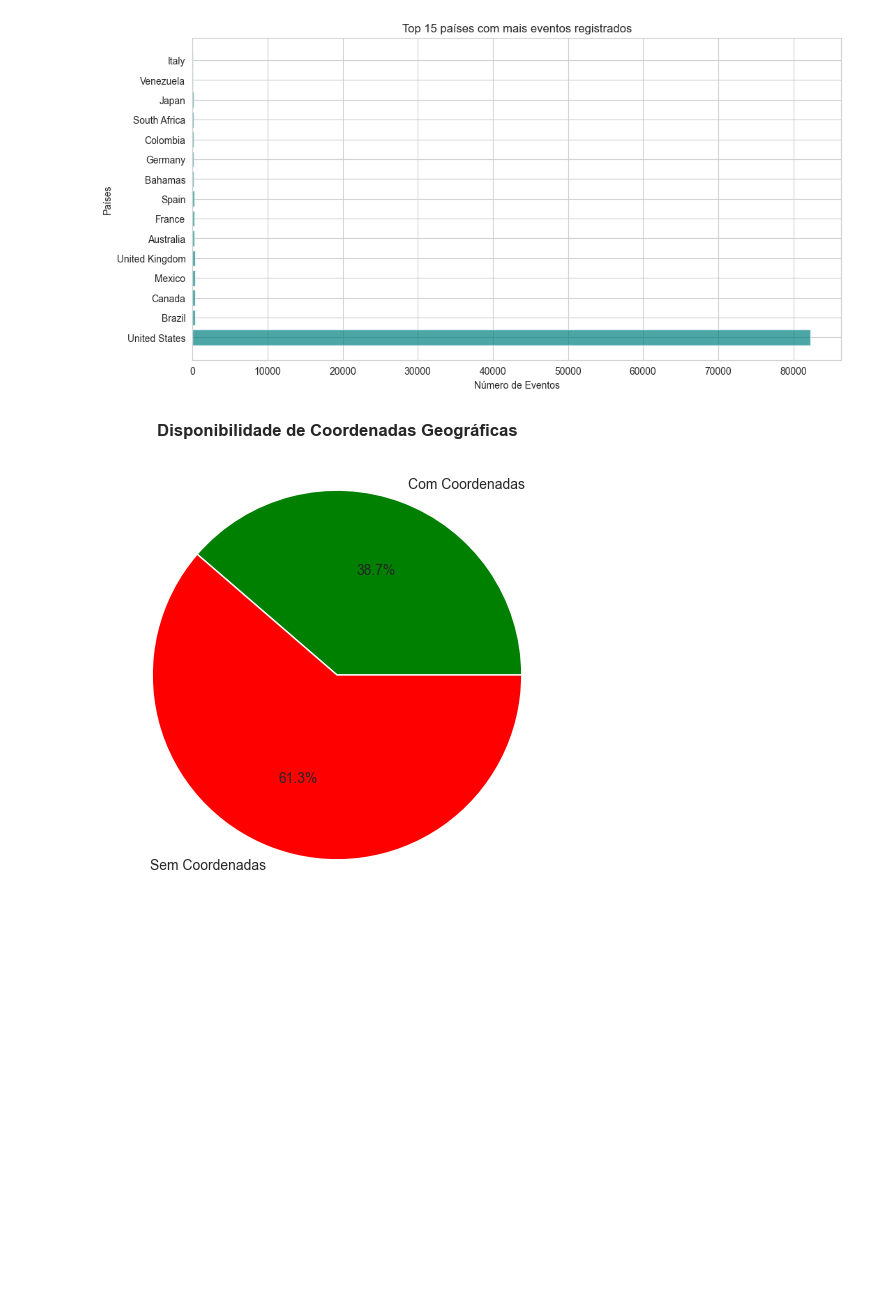
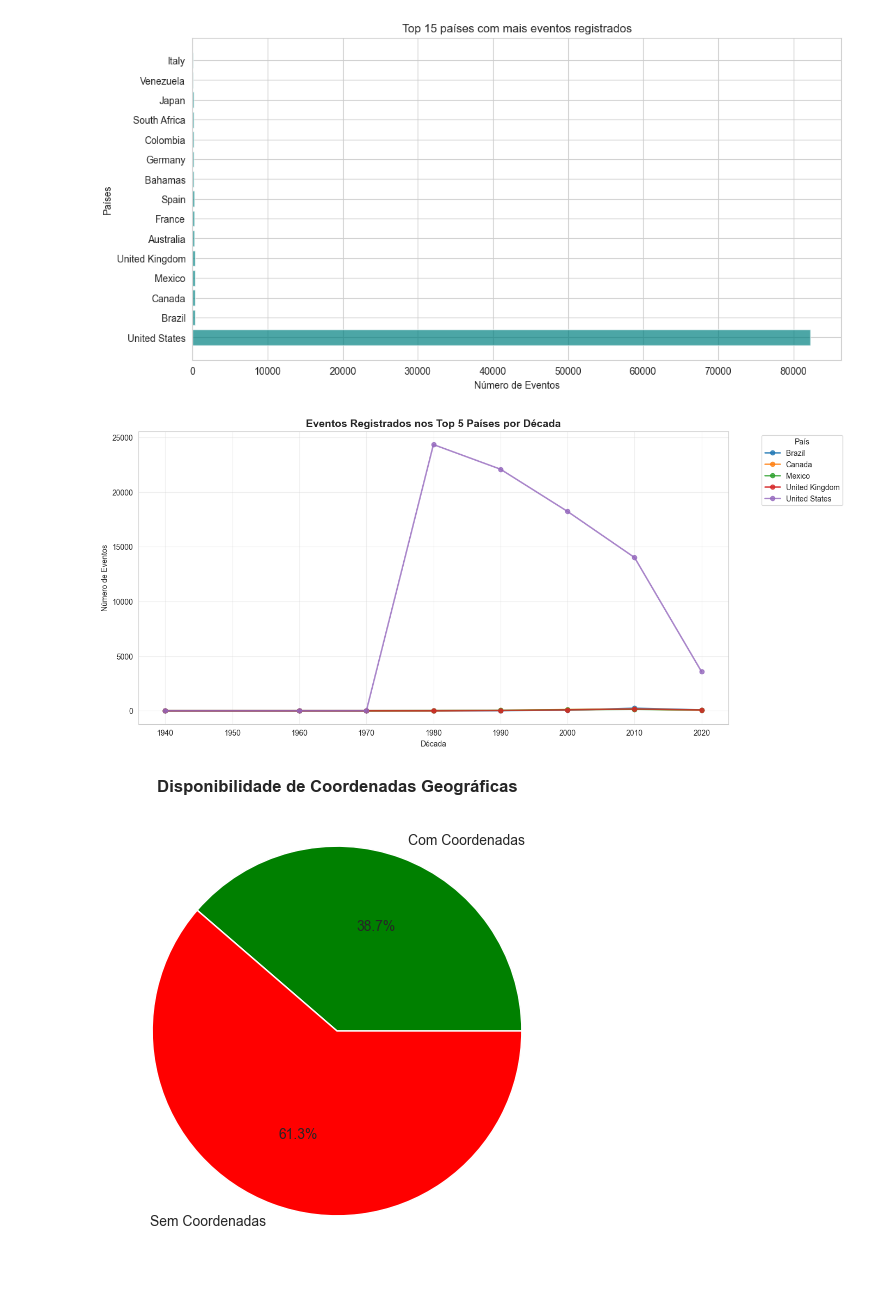
Before and after one commit to luisa12ll/Acidentes_Aviao, a Jupyter notebook: Data_Layer/raw/analytics.ipynb, the cells around one changed output. Drawn from its saved outputs; the diff is of its cells as text; code cells hidden in the pictures; blank space fills up the shorter version.

Commit message:
feat(analytics): cria gráfico de linhas de Países x Décadas

```diff
--- a/Data_Layer/raw/analytics.ipynb
+++ b/Data_Layer/raw/analytics.ipynb
@@ -337,6 +338,36 @@ plt.ylabel('Países')
 plt.show()
 # %% [output]
 [figure]
+# %%
+# Converter data e criar década
+df_raw['Event.Date'] = pd.to_datetime(df_raw['Event.Date'], errors='coerce')
+df_raw['Decade'] = (df_raw['Event.Date'].dt.year // 10) * 10
+
+# Top 5 países com mais eventos
+top_countries = df_raw['Country'].value_counts().head(5).index
+
+# Retornar somentes os países do top 5
+df_top = df_raw[df_raw['Country'].isin(top_countries)]
+
+# Agrupar por Década e País
+decade_top_countries = df_top.groupby(['Decade', 'Country']).size().unstack(fill_value=0)
+
+
+decade_top_countries.plot(
+    figsize=(14,7),
+    marker='o',
+    linewidth=2,
+    alpha=0.8
+)
+
+plt.title('Eventos Registrados nos Top 5 Países por Década', fontsize=14, fontweight='bold')
+plt.xlabel('Década')
+plt.ylabel('Número de Eventos')
+plt.grid(True, alpha=0.3)
+plt.legend(title='País', bbox_to_anchor=(1.05,1), loc='upper left')
+plt.show()
+# %% [output]
+[figure, added]
 # %%
 # # Análise de coordenadas
 has_coords = df_raw['Latitude'].notna() & df_raw['Longitude'].notna() # pega somente os dados que tiverem latitude E longitude não nulos
```
Also changed, not shown: parts of 11 cells of this notebook.
